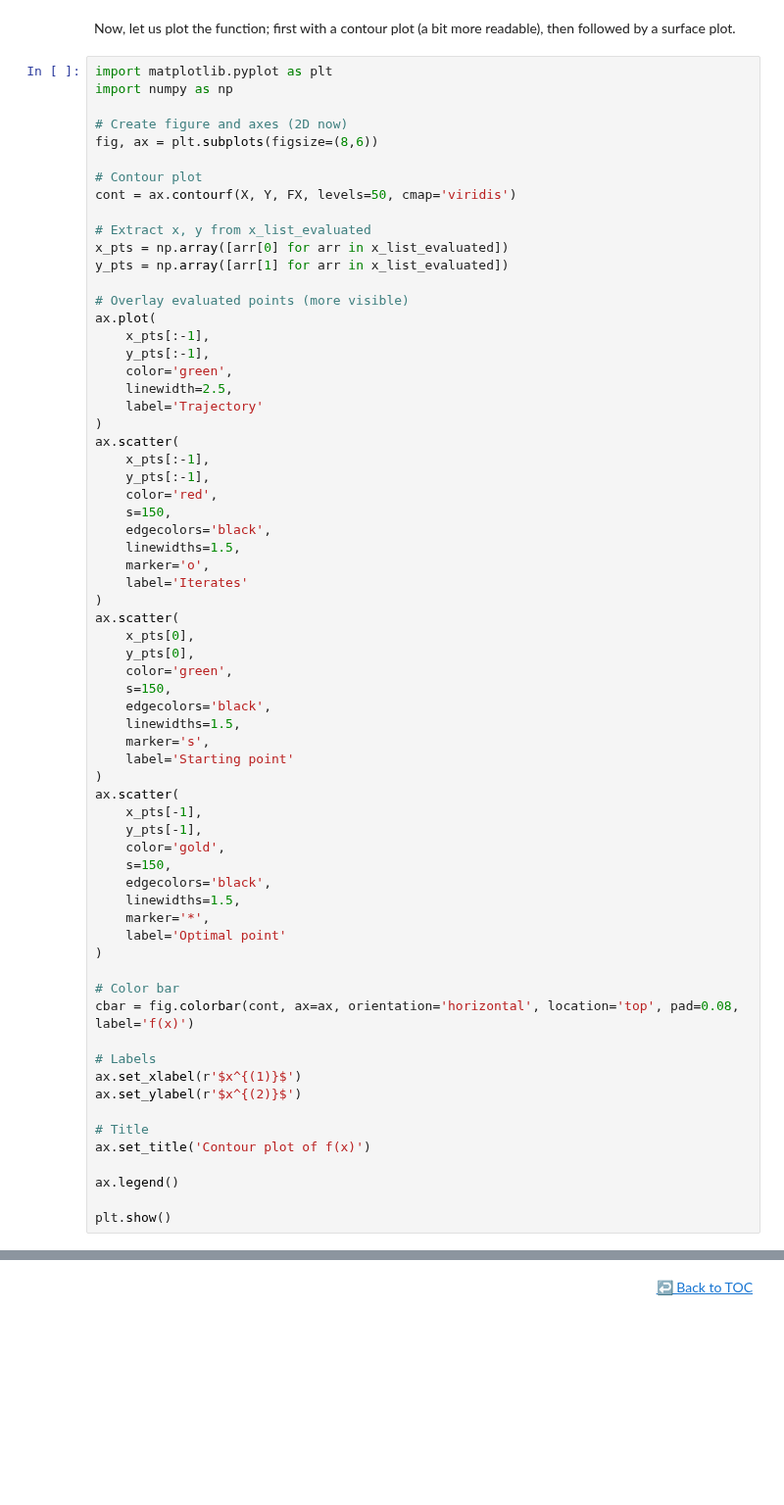
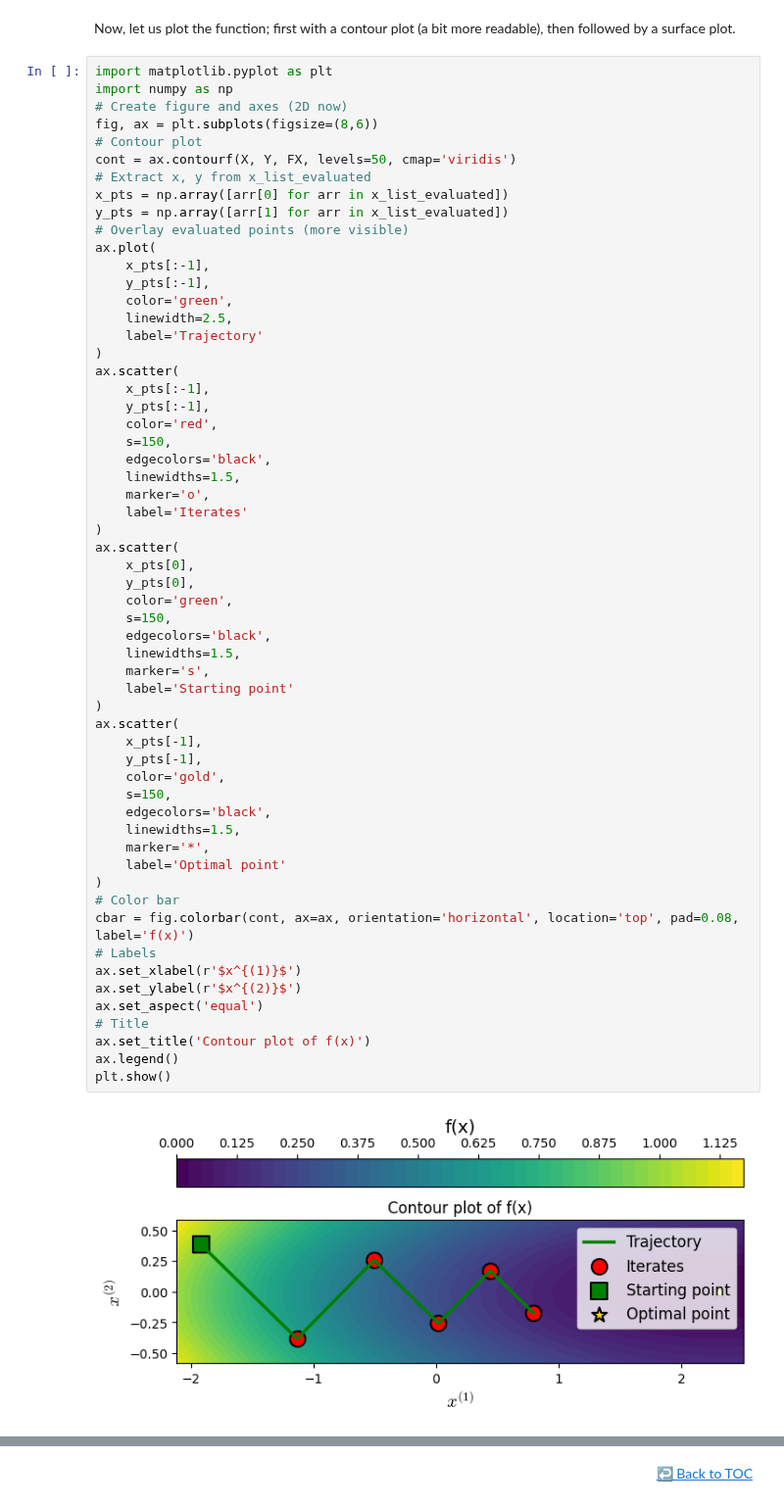
Before and after one commit to PerformanceEstimation/Tutorial-SMAI-MODE, a Jupyter notebook: Part 1 - PEPs and fundamental proof structures/PEPit_demo_extract_worst_case_examples_session1_init_student_version.ipynb, the cells around one changed output, grey strips where cells are left out. Shown at 98% size. Saved outputs shown, nothing was run; the diff lists cells and outputs as text; blank space fills up the shorter version.

```diff
--- a/Part 1 - PEPs and fundamental proof structures/PEPit_demo_extract_worst_case_examples_session1_init_student_version.ipynb
+++ b/Part 1 - PEPs and fundamental proof structures/PEPit_demo_extract_worst_case_examples_session1_init_student_version.ipynb
@@ -465,17 +553,13 @@ Now, let us plot the function; first with a contour plot (a bit more readable),
 # %%
 import matplotlib.pyplot as plt
 import numpy as np
-
 # Create figure and axes (2D now)
 fig, ax = plt.subplots(figsize=(8,6))
-
 # Contour plot
 cont = ax.contourf(X, Y, FX, levels=50, cmap='viridis')
-
 # Extract x, y from x_list_evaluated
 x_pts = np.array([arr[0] for arr in x_list_evaluated])
 y_pts = np.array([arr[1] for arr in x_list_evaluated])
-
 # Overlay evaluated points (more visible)
 ax.plot(
     x_pts[:-1],
@@ -496,38 +580,36 @@ ax.scatter(
 )
 ax.scatter(
     x_pts[0],
     y_pts[0],
     color='green',
     s=150,
     edgecolors='black',
     linewidths=1.5,
     marker='s',
     label='Starting point'
 )
 ax.scatter(
     x_pts[-1],
     y_pts[-1],
     color='gold',
     s=150,
     edgecolors='black',
     linewidths=1.5,
     marker='*',
     label='Optimal point'
 )
-
 # Color bar
 cbar = fig.colorbar(cont, ax=ax, orientation='horizontal', location='top', pad=0.08, label='f(x)')
-
 # Labels
 ax.set_xlabel(r'$x^{(1)}$')
 ax.set_ylabel(r'$x^{(2)}$')
-
+ax.set_aspect('equal')
 # Title
 ax.set_title('Contour plot of f(x)')
-
 ax.legend()
-
 plt.show()
+# %% [output]
+[figure, added]
 # %%
 import matplotlib.pyplot as plt
 from mpl_toolkits.mplot3d import Axes3D
```
Also changed, not shown: parts of 14 cells of this notebook, 1 other file.
